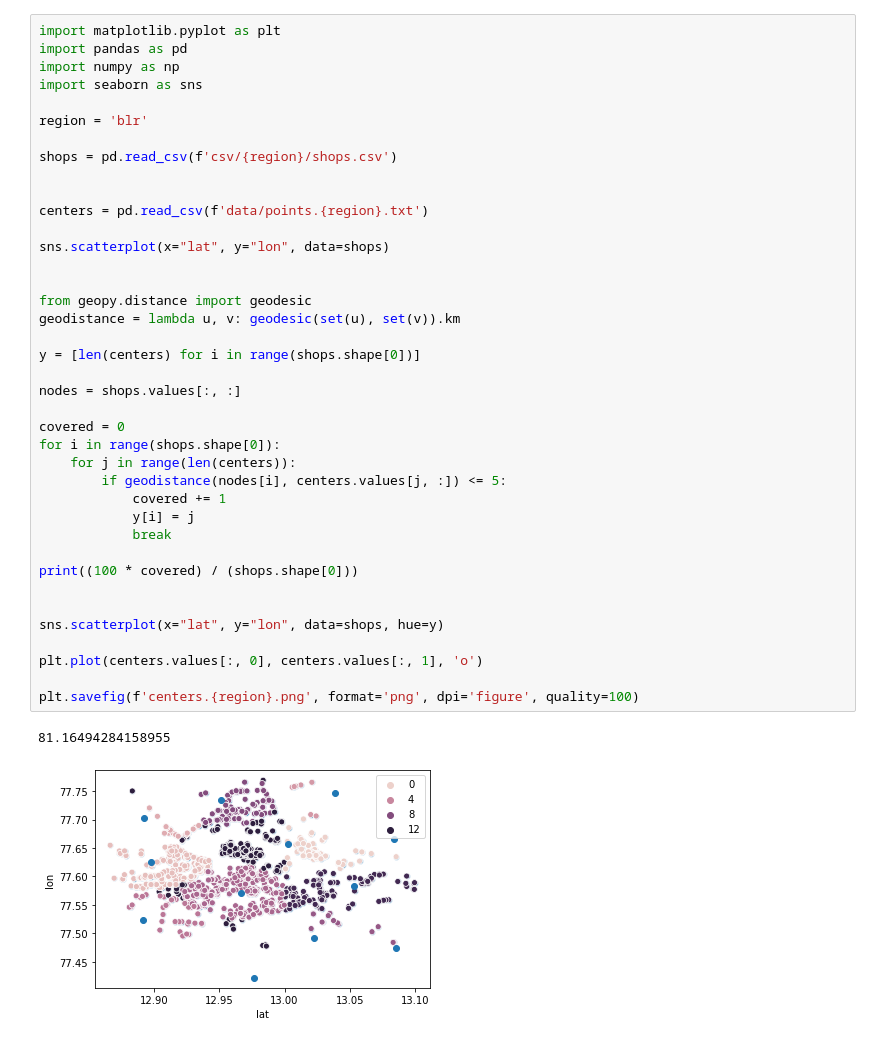
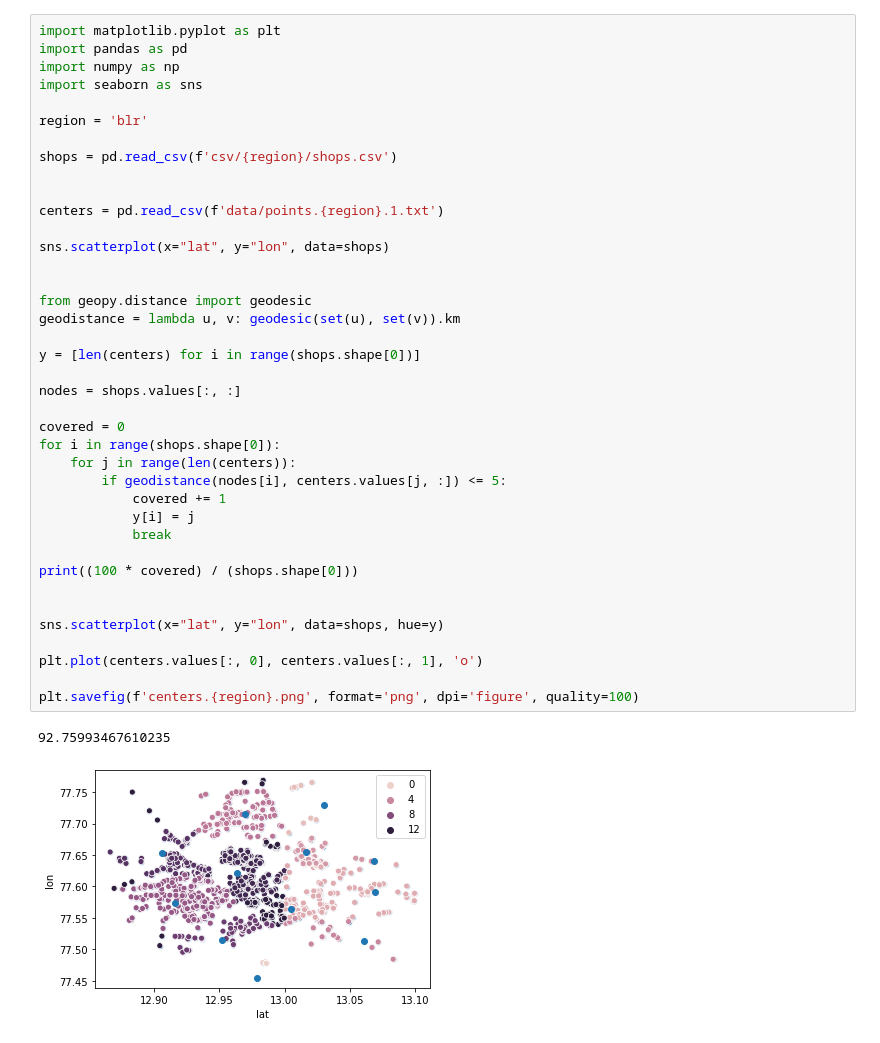
Before and after one commit to 0xgirish/darwin, a Jupyter notebook: draw.ipynb, the cells around one changed output. Cells and saved outputs as stored; diff of their text form.

```diff
--- a/draw.ipynb
+++ b/draw.ipynb
@@ -9,34 +9,34 @@ region = 'blr'
 shops = pd.read_csv(f'csv/{region}/shops.csv')
 
 
-centers = pd.read_csv(f'data/points.{region}.txt')
+centers = pd.read_csv(f'data/points.{region}.1.txt')
 
 sns.scatterplot(x="lat", y="lon", data=shops)
 
 
 from geopy.distance import geodesic
 geodistance = lambda u, v: geodesic(set(u), set(v)).km
 
 y = [len(centers) for i in range(shops.shape[0])]
 
 nodes = shops.values[:, :]
 
 covered = 0
 for i in range(shops.shape[0]):
     for j in range(len(centers)):
         if geodistance(nodes[i], centers.values[j, :]) <= 5:
             covered += 1
             y[i] = j
             break
 
 print((100 * covered) / (shops.shape[0]))
 
 
 sns.scatterplot(x="lat", y="lon", data=shops, hue=y)
 
 plt.plot(centers.values[:, 0], centers.values[:, 1], 'o')
 
 plt.savefig(f'centers.{region}.png', format='png', dpi='figure', quality=100)
 # %% [output]
-81.16494284158955
+92.75993467610235
-[figure, old version]
+[figure, new version]
```
Also changed, not shown: 10 other files.
